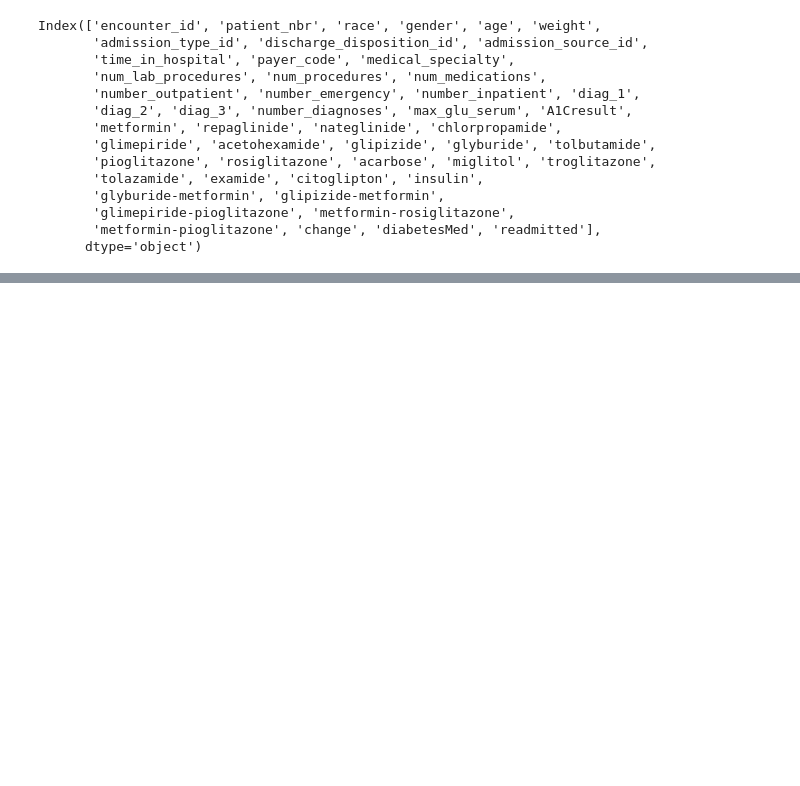
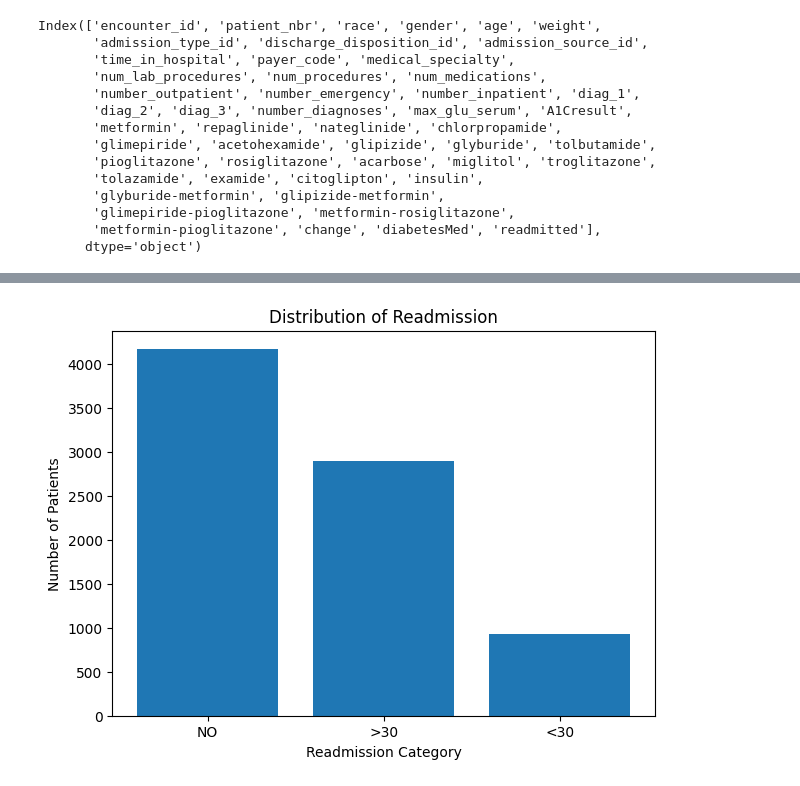
Before and after one commit to Shlokp2707/Machine-Learning-Diabetic-Patient, a Jupyter notebook: ml_project _alok.ipynb, the cells around one changed output, grey strips where cells are left out. Cells and saved outputs as stored; diff of their text form; code cells hidden in the pictures; blank space fills up the shorter version.

```diff
--- a/ml_project _alok.ipynb
+++ b/ml_project _alok.ipynb
@@ -728,0 +792,14 @@ Justification: These values represent genuine patient records and may correspond
+# %%
+plt.figure(figsize=(7, 5))
+
+counts = y_train.value_counts()
+
+plt.bar(counts.index.astype(str), counts.values)
+
+plt.title("Distribution of Readmission")
+plt.xlabel("Readmission Category")
+plt.ylabel("Number of Patients")
+
+plt.show()
+# %% [output]
+[figure, added]
```
Also changed, not shown: parts of 31 cells of this notebook.
